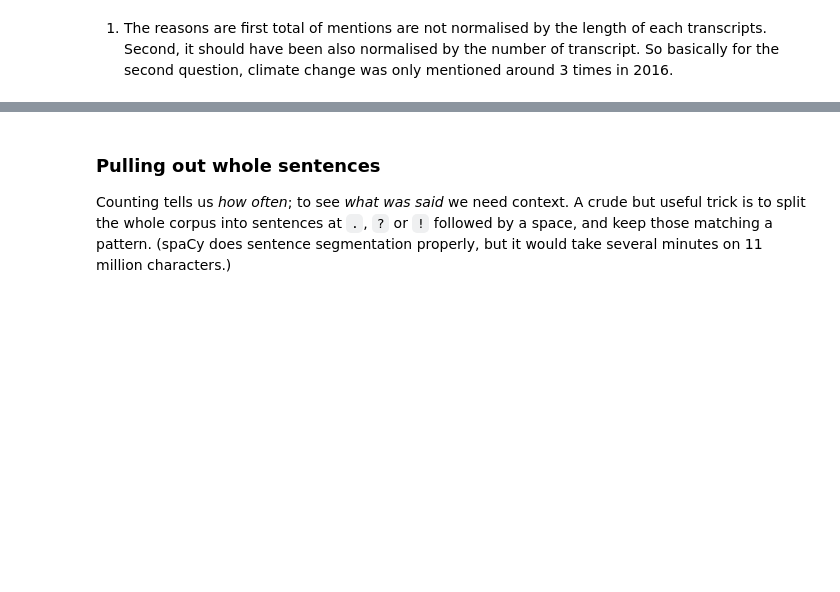
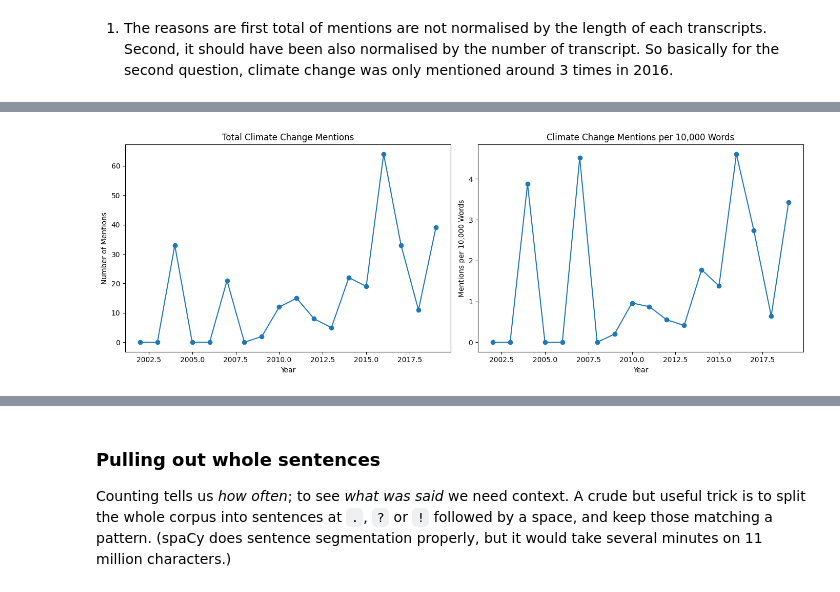
Before and after one commit to dhimasanindito/BASC0005, a Jupyter notebook: notebooks/W04. Natural Language Processing.ipynb, the cells around one changed output, grey strips where cells are left out. Saved outputs shown, nothing was run; the diff lists cells and outputs as text; code cells hidden in the pictures; blank space fills up the shorter version.

```diff
--- a/notebooks/W04. Natural Language Processing.ipynb
+++ b/notebooks/W04. Natural Language Processing.ipynb
@@ -167,0 +206,39 @@ plt.ylabel('mentions'); plt.show()
+# %%
+# Number 2
+# Setting figure layout
+fig, axes = plt.subplots(
+    1, 2,
+    figsize=(14, 5)
+)
+
+# Plotting total climate change mentions
+axes[0].plot(
+    yearly['Year'],
+    yearly['climate_mentions'],
+    marker='o'
+)
+
+# Setting labels for total mentions
+axes[0].set_title('Total Climate Change Mentions')
+axes[0].set_xlabel('Year')
+axes[0].set_ylabel('Number of Mentions')
+
+# Plotting normalised climate change mentions
+axes[1].plot(
+    yearly['Year'],
+    yearly['mentions_per_10k'],
+    marker='o'
+)
+
+# Setting labels for normalised mentions
+axes[1].set_title('Climate Change Mentions per 10,000 Words')
+axes[1].set_xlabel('Year')
+axes[1].set_ylabel('Mentions per 10,000 Words')
+
+# Adjusting figure layout
+plt.tight_layout()
+
+# Showing plots
+plt.show()
+# %% [output]
+[figure, added]
```
Also changed, not shown: parts of 5 cells of this notebook.
